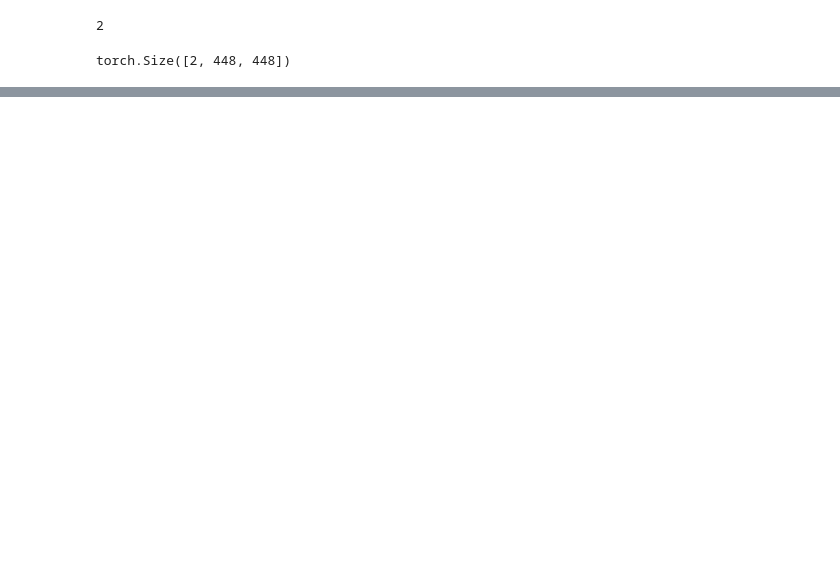
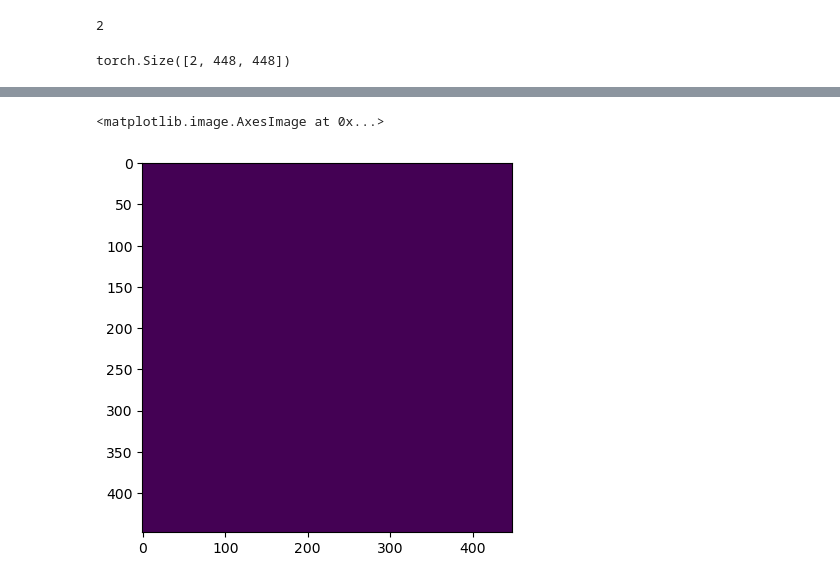
Before and after one commit to norbertgrzenkowicz/engineerka, a Jupyter notebook: src/network3.ipynb, the cells around one changed output, grey strips where cells are left out. Cells and saved outputs as stored; diff of their text form; code cells hidden in the pictures; blank space fills up the shorter version.

```diff
--- a/src/network3.ipynb
+++ b/src/network3.ipynb
@@ -397,0 +285,2 @@ im.save('test.png')
+# %%
+preds = learn.get_preds(dl=dl)
@@ -397,0 +317,6 @@ im.save('test.png')
+# %%
+pred_arx = preds[0][0].argmax(dim=0)
+plt.imshow(pred_arx)
+# %% [output]
+<matplotlib.image.AxesImage at 0x...>
+[figure, added]
```
Also changed, not shown: parts of 37 cells of this notebook, 7 other files.
